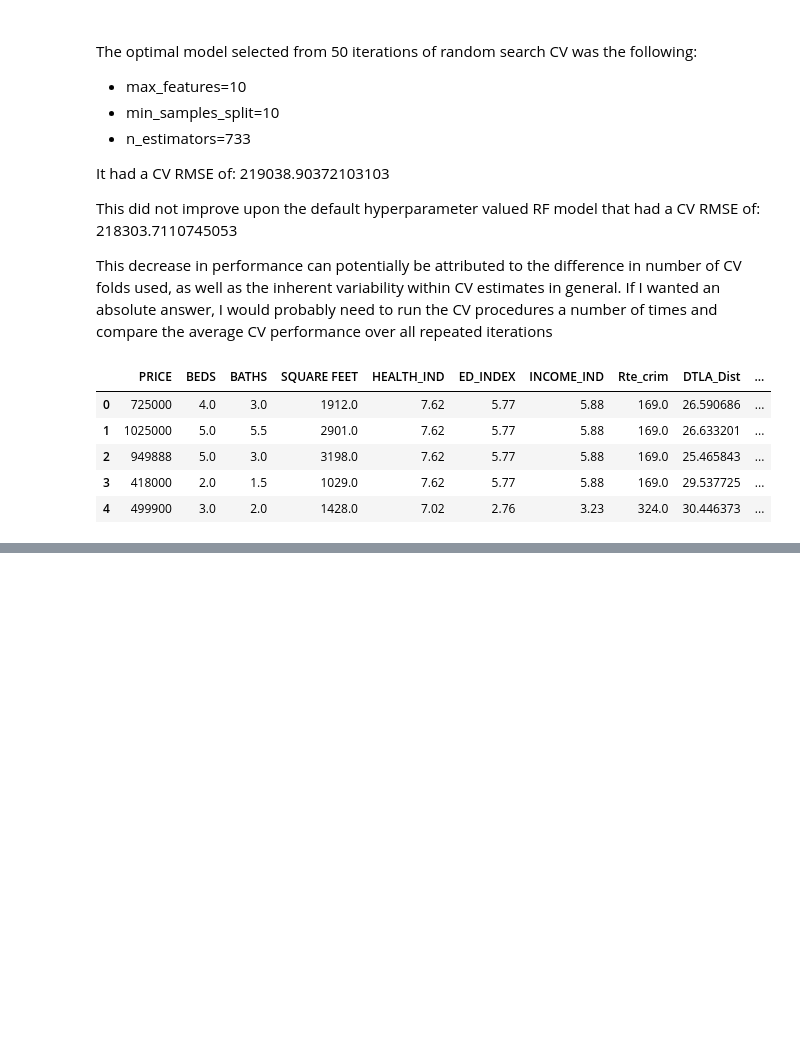
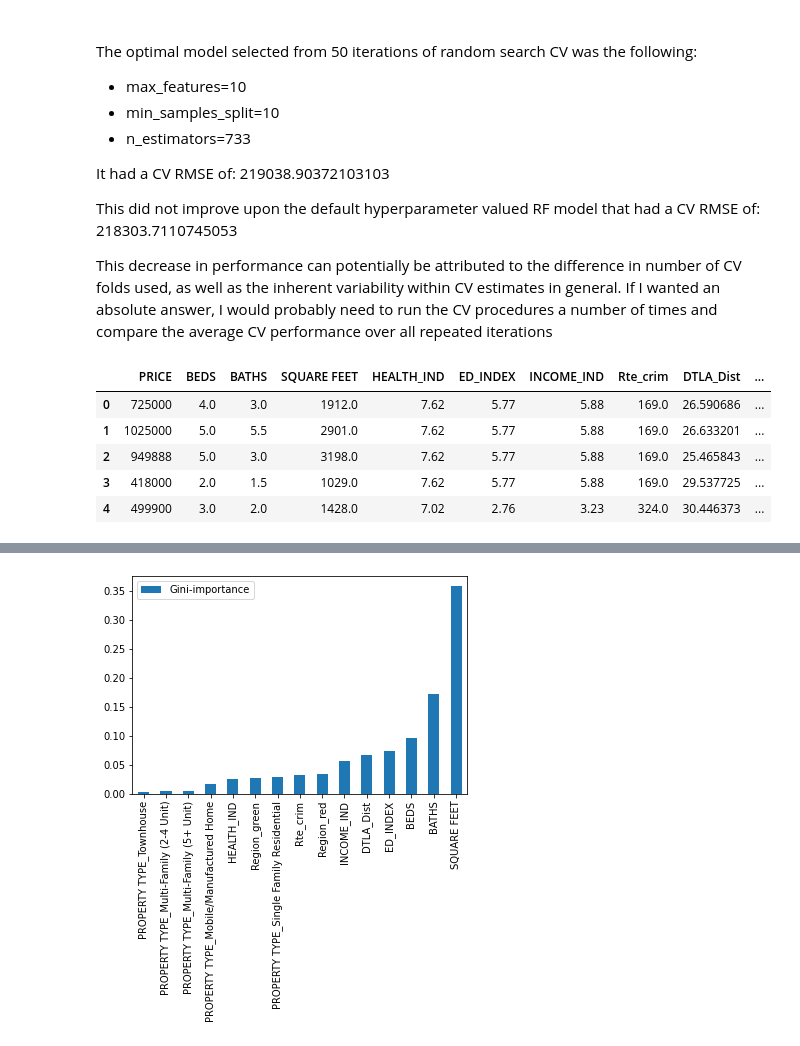
Before and after one commit to Christopher-Liu/Irvine-Property-Value-Analysis, a Jupyter notebook: analysis_la.ipynb, the cells around one changed output, grey strips where cells are left out. Saved outputs shown, nothing was run; the diff lists cells and outputs as text; code cells hidden in the pictures; blank space fills up the shorter version.

```diff
--- a/analysis_la.ipynb
+++ b/analysis_la.ipynb
@@ -741,0 +783,4 @@ importances.sort_values(by='Gini-importance').plot(kind='bar')
+# %%
+df_geo_modeling = df_geo_updated.drop(columns = ['CITY', 'LATITUDE', 'LONGITUDE', 'ZIP OR POSTAL CODE'])
+
+df_geo_encoded = pd.get_dummies(df_geo_modeling, columns=['PROPERTY TYPE', 'Region'], drop_first = True)
@@ -741,0 +804,12 @@ importances.sort_values(by='Gini-importance').plot(kind='bar')
+# %%
+rf_geo_fitted = rf_geo.fit(X = df_geo_encoded.drop(columns = ['PRICE']),
+                           y = df_geo_encoded['PRICE'])
+# %%
+vim = {} # a dict to hold feature_name: feature_importance
+for feat, imp in zip(df_geo_encoded.drop(columns='PRICE').columns, rf_geo_fitted.feature_importances_):
+    vim[feat] = imp #add the name/value pair df_modeling_encoded = pd.get_dummies(df_modeling, columns=['PROPERTY TYPE', 'Region'], drop_first = True)
+
+importances = pd.DataFrame.from_dict(vim, orient='index').rename(columns={0: 'Gini-importance'})
+importances.sort_values(by='Gini-importance').plot(kind='bar');
+# %% [output]
+[figure, added]
```
Also changed, not shown: parts of 9 cells of this notebook.
